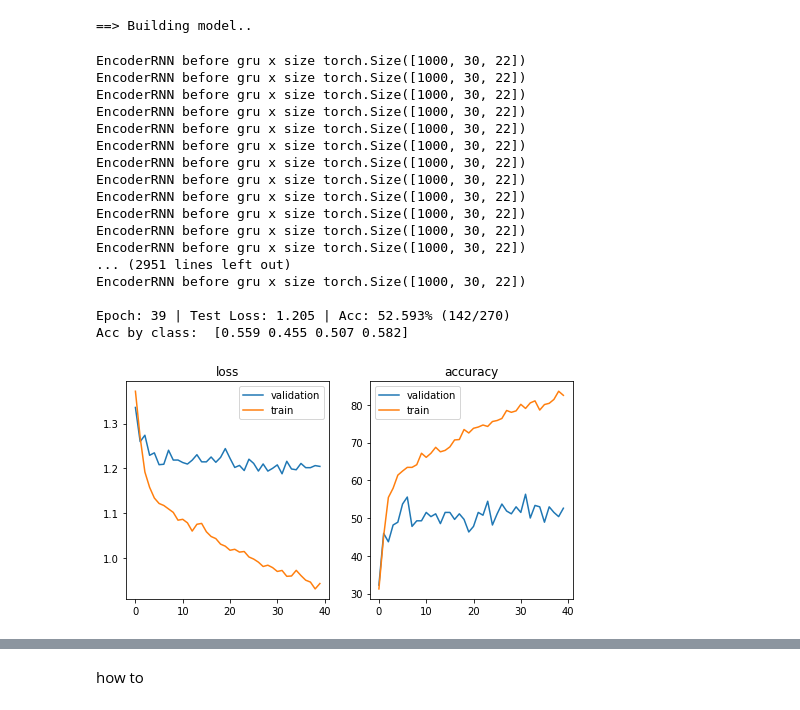
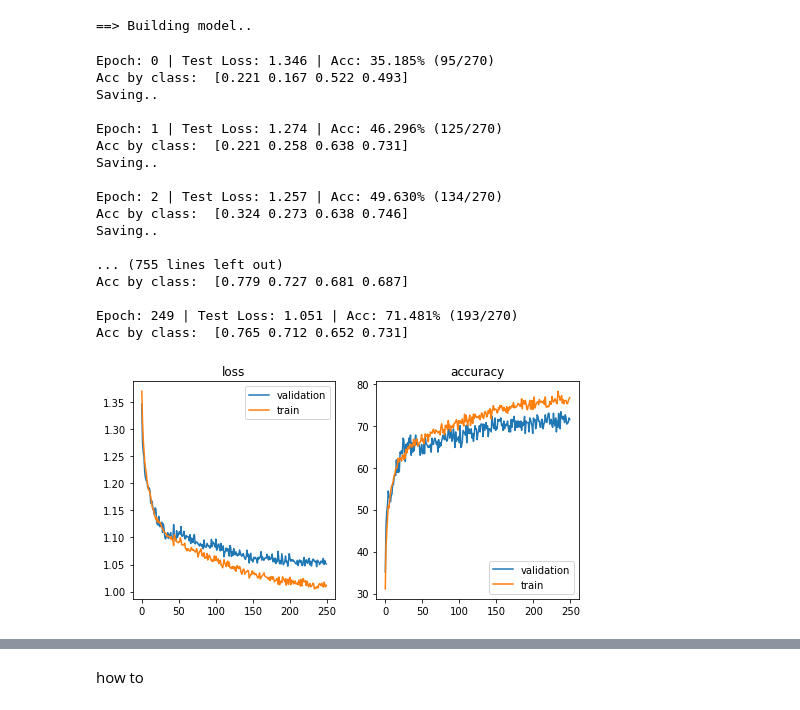
Before and after one commit to CrisZhangZJU/ECE239as-Deep-learning, a Jupyter notebook: EEG_main.ipynb, the cells around one changed output, grey strips where cells are left out. Cells and saved outputs as stored; diff of their text form; code cells hidden in the pictures.

```diff
--- a/EEG_main.ipynb
+++ b/EEG_main.ipynb
@@ -146,7 +146,7 @@ def main_train(epoches = 8):
     stats['val']  = []
     stats['test'] = []
     epoches = range(epoches)
-    scheduler=torch.optim.lr_scheduler.StepLR(optimizer, step_size=5, gamma=0.97, last_epoch=-1)
+    scheduler=torch.optim.lr_scheduler.StepLR(optimizer, step_size=8, gamma=0.97, last_epoch=-1)
 
     for epoch in epoches:
         scheduler.step()
@@ -174,17 +174,20 @@ def main_train(epoches = 8):
 from Model import Shallow_CNN
 # from models import ShallowCNN,Shallow_CNN_SQ
 from models import encoder,Transformer,EncoderRNN,RNN_CNN
-# from models import RNN_CNN
+from models import RNN_CNN
+from models import new_eeg2
+net=new_eeg2.EEGNet()
 print('==> Building model..')
 # net = Shallow_CNN.CNN_Shallow()
 # net=encoder.Model() # best59
+# net= EncoderRNN.EncoderRNN()
 # net = ShallowCNN.shallow_CNN()
 # net = Transformer.Transformer0(cut=20, num_layers=6, heads=4, drop_out=0.1, max_relative_positions=0,)  # best 27
 # 可能是变厚的方式不靠谱，我希望是序列1000个，每20个采一个，也可能是层数太多
 # net = Transformer.Transformer1(num_layers=1, heads=8, drop_out=0.1, max_relative_positions=0,) # best 39
 # net = Transformer.Transformer1(num_layers=1, heads=1, drop_out=0.1, max_relative_positions=0,) # best 39
 # net = Transformer.Transformer1(num_layers=1, heads=1, drop_out=0.5, max_relative_positions=0,) # best 39
-net = EncoderRNN.EncoderRNN() # same as the above encoder.Model()
+# net = EncoderRNN.EncoderRNN() # same as the above encoder.Model()
 # net = EncoderRNN.EncoderRNN1() # best 30
 # net = Transformer.Transformer0(cut=10, num_layers=1, heads=4, drop_out=0.1, max_relative_positions=0,) # best 8 epoch 42
 # net = Transformer.Transformer0(cut=2, num_layers=1, heads=4, drop_out=0.1, max_relative_positions=0,) #大约10epoch过拟合，最好50
@@ -216,34 +219,34 @@ if device == 'cuda':
 
 # Define a Loss function and optimizer
 criterion = nn.CrossEntropyLoss()
-optimizer = optim.SGD(net.parameters(), lr=0.001, momentum=0.9)
+optimizer = optim.SGD(net.parameters(), lr=0.0011, momentum=0.9)
 # %% [output]
 ==> Building model..
 # %%
 import matplotlib.pyplot as plt
 # optimizer = torch.optim.Adam(net.parameters(), lr=0.001, betas=(0.9,0.999), eps=1e-08, weight_decay=0.002)
 optimizer = torch.optim.Adam(net.parameters(), lr=0.001, betas=(0.9,0.999), eps=1e-08, weight_decay=0.01) #SQ
 
-main_train(epoches = 40)
+main_train(epoches = 250)
 # %% [output]
-EncoderRNN before gru x size torch.Size([1000, 30, 22])
-EncoderRNN before gru x size torch.Size([1000, 30, 22])
-EncoderRNN before gru x size torch.Size([1000, 30, 22])
-EncoderRNN before gru x size torch.Size([1000, 30, 22])
-EncoderRNN before gru x size torch.Size([1000, 30, 22])
-EncoderRNN before gru x size torch.Size([1000, 30, 22])
-EncoderRNN before gru x size torch.Size([1000, 30, 22])
-EncoderRNN before gru x size torch.Size([1000, 30, 22])
-EncoderRNN before gru x size torch.Size([1000, 30, 22])
-EncoderRNN before gru x size torch.Size([1000, 30, 22])
-EncoderRNN before gru x size torch.Size([1000, 30, 22])
-EncoderRNN before gru x size torch.Size([1000, 30, 22])
-... (2951 lines left out)
-EncoderRNN before gru x size torch.Size([1000, 30, 22])
+Epoch: 0 | Test Loss: 1.346 | Acc: 35.185% (95/270)
+Acc by class:  [0.221 0.167 0.522 0.493]
+Saving..
 
-Epoch: 39 | Test Loss: 1.205 | Acc: 52.593% (142/270)
-Acc by class:  [0.559 0.455 0.507 0.582]
+Epoch: 1 | Test Loss: 1.274 | Acc: 46.296% (125/270)
+Acc by class:  [0.221 0.258 0.638 0.731]
+Saving..
+
+Epoch: 2 | Test Loss: 1.257 | Acc: 49.630% (134/270)
+Acc by class:  [0.324 0.273 0.638 0.746]
+Saving..
+
+... (755 lines left out)
+Acc by class:  [0.779 0.727 0.681 0.687]
+
+Epoch: 249 | Test Loss: 1.051 | Acc: 71.481% (193/270)
+Acc by class:  [0.765 0.712 0.652 0.731]
-[figure, old version]
+[figure, new version]
 # %%
 net
 # %% [output]
```
Also changed, not shown: parts of 4 cells of this notebook, 6 other files.
